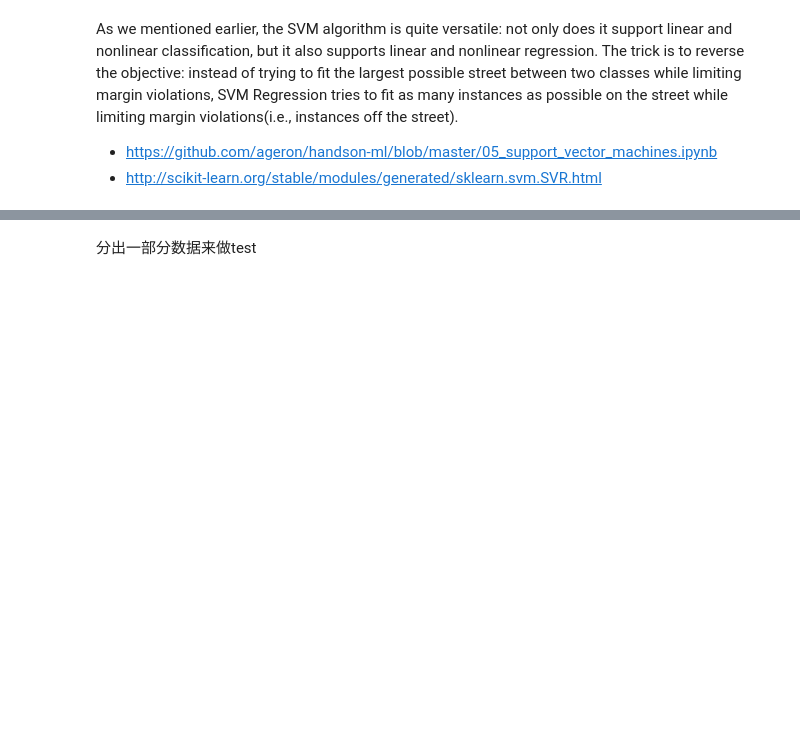
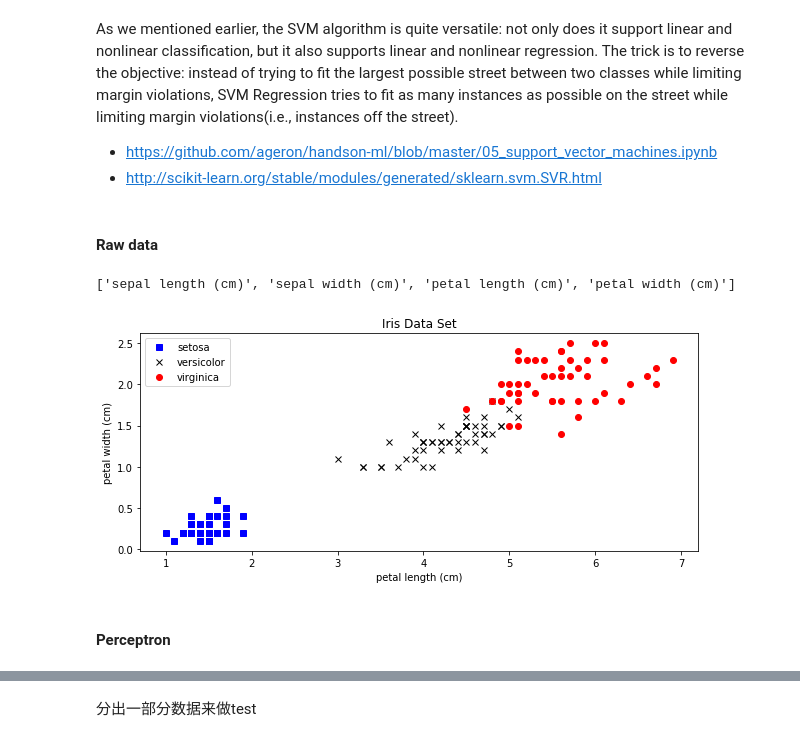
Before and after one commit to OnlyBelter/jupyter-note, a Jupyter notebook: machine_learning/SVM/how SVM becomes to SVR.ipynb, the cells around one changed output, grey strips where cells are left out. Saved outputs shown, nothing was run; the diff lists cells and outputs as text; code cells hidden in the pictures; blank space fills up the shorter version.

```diff
--- a/machine_learning/SVM/how SVM becomes to SVR.ipynb
+++ b/machine_learning/SVM/how SVM becomes to SVR.ipynb
@@ -16,0 +22,30 @@ import matplotlib.pyplot as plt
+# %% [markdown]
+#### Raw data
+# %%
+iris = datasets.load_iris()
+print(iris.feature_names)
+# X = iris['data'][:, 2]   # petal length
+# y = iris['data'][:, 3]   # petal width
+# print(X[:5])
+# print(y[:5])
+
+X = iris.data  # 只包括样本的特征，150x4
+y = iris.target  # 样本的类型，[0, 1, 2]
+features = iris.feature_names  # 4个特征的名称
+targets = iris.target_names  # 3类鸢尾花的名称，跟y中的3个数字对应
+
+plt.figure(figsize=(10, 4))
+plt.plot(X[:, 2][y==0], X[:, 3][y==0], 'bs', label=targets[0])
+plt.plot(X[:, 2][y==1], X[:, 3][y==1], 'kx', label=targets[1])
+plt.plot(X[:, 2][y==2], X[:, 3][y==2], 'ro', label=targets[2])
+plt.xlabel(features[2])
+plt.ylabel(features[3])
+plt.title('Iris Data Set')
+plt.legend()
+# plt.savefig('Iris Data Set.png', dpi=200)
+plt.show()
+# %% [output]
+['sepal length (cm)', 'sepal width (cm)', 'petal length (cm)', 'petal width (cm)']
+[figure, added]
+# %% [markdown]
+#### Perceptron
```
Also changed, not shown: parts of 10 cells of this notebook, 4 other files.
